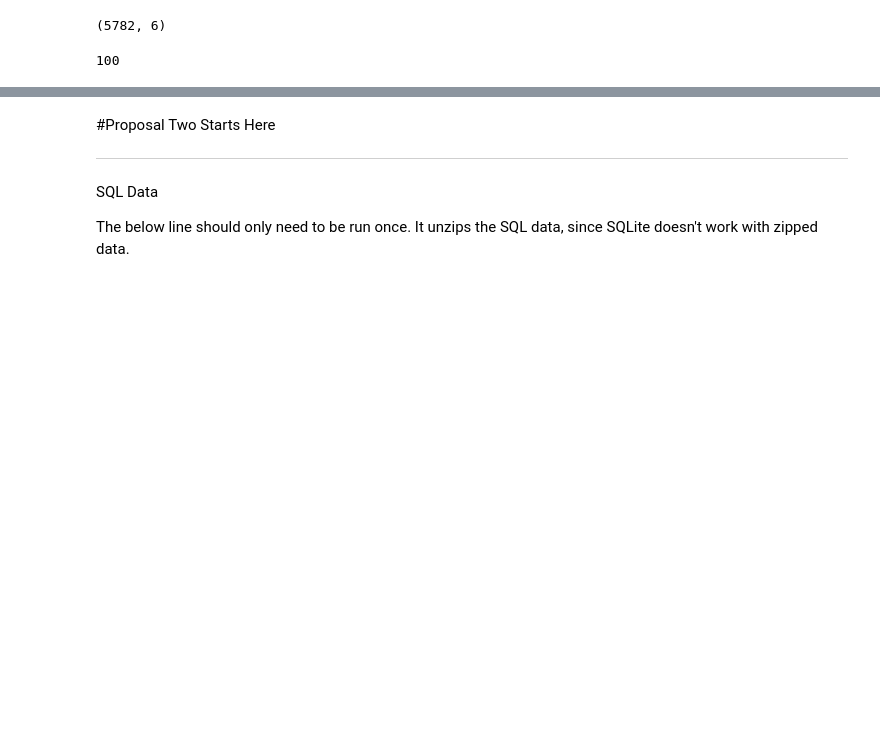
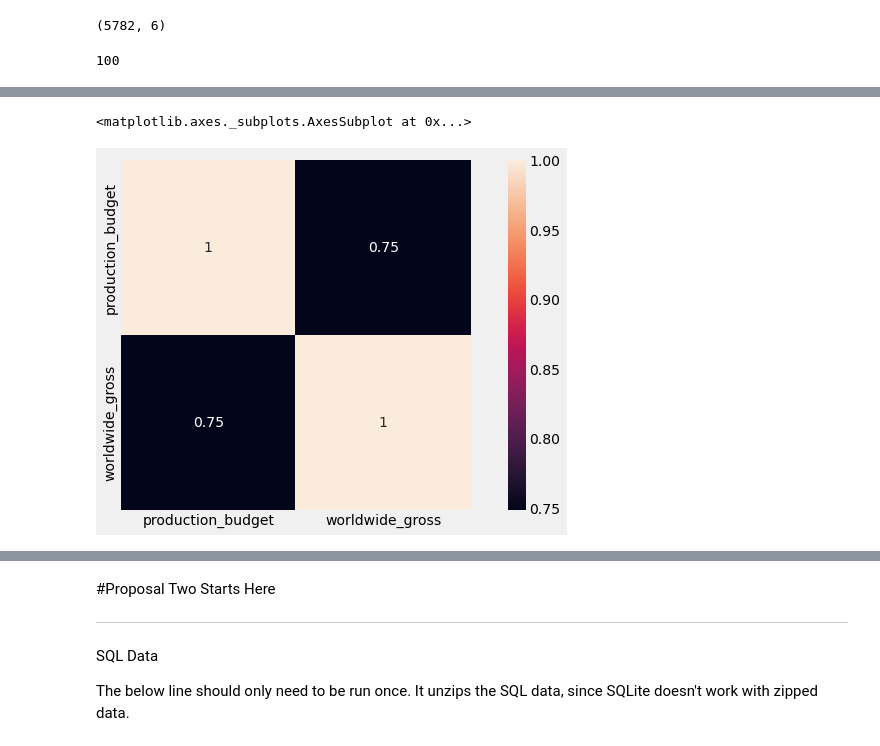
Before and after one commit to olexy/da_ds_ml, a Jupyter notebook: exploratory.ipynb, the cells around one changed output, grey strips where cells are left out. Drawn from its saved outputs; the diff is of its cells as text; code cells hidden in the pictures; blank space fills up the shorter version.

```diff
--- a/exploratory.ipynb
+++ b/exploratory.ipynb
@@ -605,0 +689,7 @@ movie_budget.id.nunique()
+# %%
+#find correlation between production budget and worldwide gross
+f, ax = plt.subplots(figsize = (12,6))
+sns.heatmap(movie_budget[['production_budget','worldwide_gross']].corr(), square=True, annot=True)
+# %% [output]
+<matplotlib.axes._subplots.AxesSubplot at 0x...>
+[figure, added]
```
Also changed, not shown: parts of 17 cells of this notebook.
